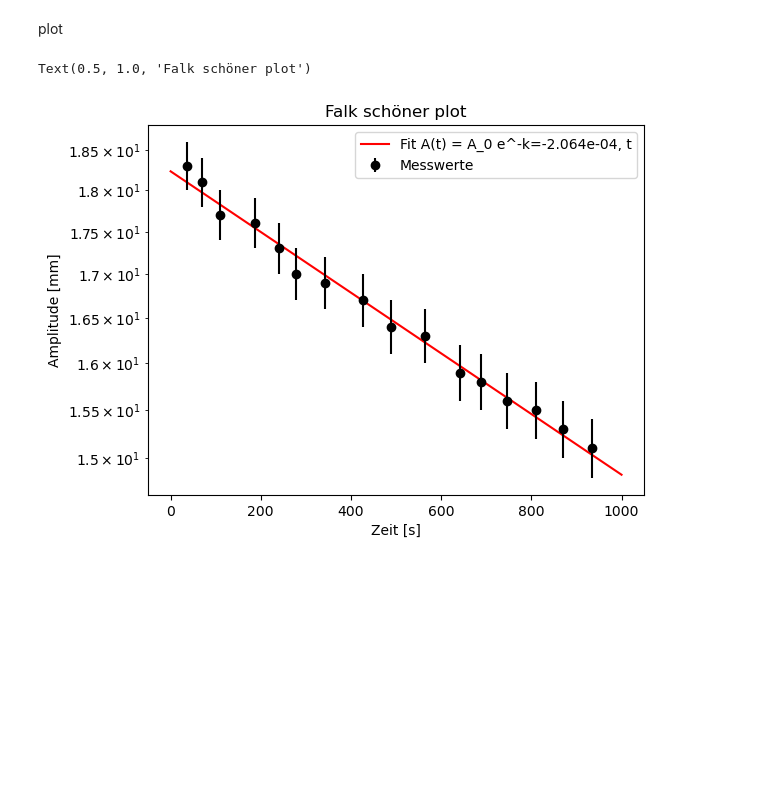
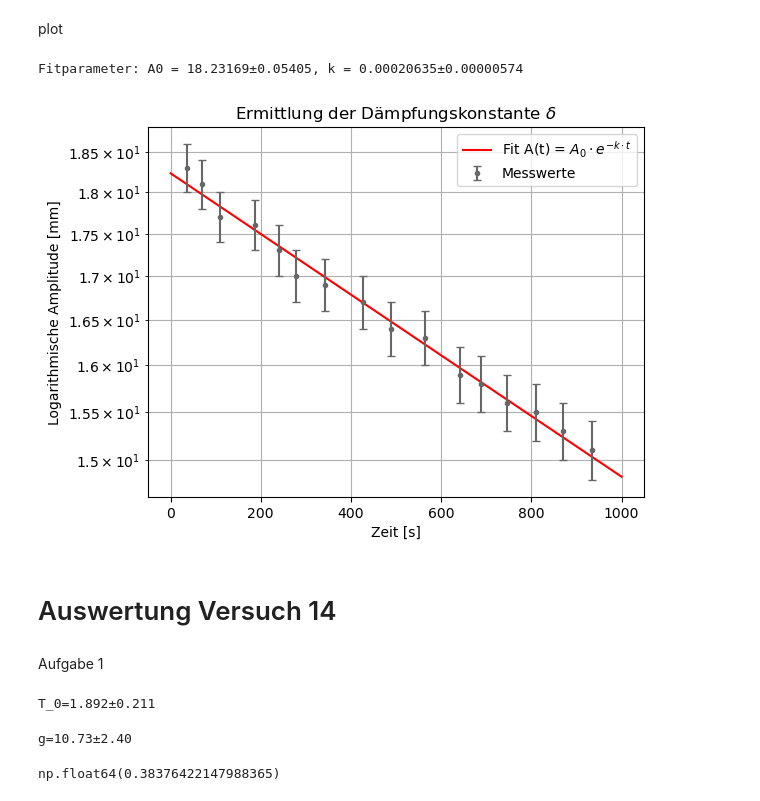
Before and after one commit to IchKaueHolz/PAP1, a Jupyter notebook: Versuch 14/Auswertung/code/V14.ipynb, the cells around one changed output. Cells and saved outputs as stored; diff of their text form; code cells hidden in the pictures; blank space fills up the shorter version.

Commit message:
Versuch 14 Aufgabe 1 fertig

```diff
--- a/Versuch 14/Auswertung/code/V14.ipynb
+++ b/Versuch 14/Auswertung/code/V14.ipynb
@@ -36,28 +33,62 @@ plot
 # %%
 import matplotlib.pyplot as plt
 from scipy.optimize import curve_fit
 
 
 time = np.array([36.98, 70.1, 108.98, 186.18, 240.00, 278.99, 343.08, 426.48, 489.09, 564.50, 642.70, 687.58, 746.2, 810.4, 870.4, 933.49])
 
 ampltude = np.array([18.30, 18.1, 17.7, 17.6, 17.3, 17.0, 16.9, 16.7, 16.4, 16.3, 15.9, 15.8, 15.6, 15.5, 15.3, 15.1])
 err_a = 0.3
 
 curve = lambda t, a, b: a*np.exp(-b*t)
 popt, pcov = curve_fit(curve, time, ampltude, p0=(20, 0.001), sigma=err_a)
 
 k = popt[1]
 
 x = np.linspace(0, 1000, 100)
-plt.plot(x, curve(x, *popt), '-', label=f'Fit A(t) = A_0 e^{-k=:.3e}, t', color='red')
+plt.plot(x, curve(x, *popt), '-', label=r'Fit A(t) = $A_0 \cdot e^{-k \cdot t}$', color='red')
 
-plt.errorbar(time, ampltude, yerr=err_a, fmt='o', label=f'Messwerte', color='black')
+plt.errorbar(time, ampltude, yerr=err_a, fmt='.', label=f'Messwerte', color='#676767', capsize=3)
 plt.yscale('log')
 
+plt.grid(True, which='both')
 plt.xlabel('Zeit [s]')
-plt.ylabel('Amplitude [mm]')
+plt.ylabel('Logarithmische Amplitude [mm]')
 plt.legend()
-plt.title('Falk schöner plot')
+plt.title(r'Ermittlung der Dämpfungskonstante $\delta$')
+
+
+damping = unc.ufloat(k, np.sqrt(np.diag(pcov))[1])
+
+A_0 = unc.ufloat(popt[0], np.sqrt(np.diag(pcov))[0])
+print(f'Fitparameter: A0 = {A_0:.4uP}, k = {damping:.3uP}')
 # %% [output]
-Text(0.5, 1.0, 'Falk schöner plot')
+Fitparameter: A0 = 18.23169±0.05405, k = 0.00020635±0.00000574
-[figure, old version]
+[figure, new version]
+# %% [markdown]
+# Auswertung Versuch 14
+# %% [markdown]
+Aufgabe 1
+# %%
+T = np.array([972.58, 972.53])
+err_T = np.sqrt(0.21**2 + (np.std(T, ddof=1)/np.sqrt(len(T)))**2)
+
+T = unc.ufloat(np.mean(T), err_T)
+T_0 = unc.ufloat(T.n/514, T.s)
+
+
+L = unc.ufloat(97.31, 0.14) * 1e-2
+
+print(f'{T_0=:.3uP}')
+# %% [output]
+T_0=1.892±0.211
+# %%
+g = 4 * np.pi**2 * L / T_0**2
+g_HD = unc.ufloat(9.80984, 0.0002)
+
+print(f'{g=:.3uP}')
+
+(g.n - g_HD.n)/np.sqrt(g.s**2 + g_HD.s**2)
+# %% [output]
+g=10.73±2.40
+np.float64(0.38376422147988365)
```
Also changed, not shown: parts of 2 cells of this notebook, 4 other files.
